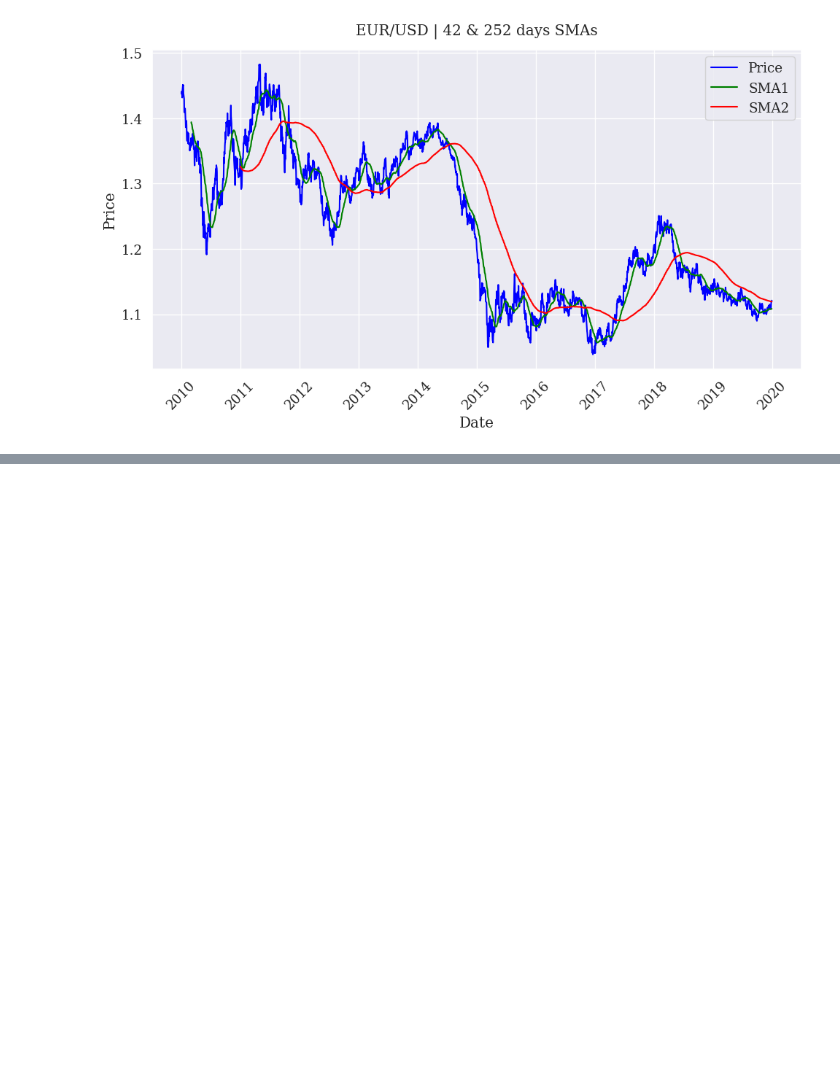
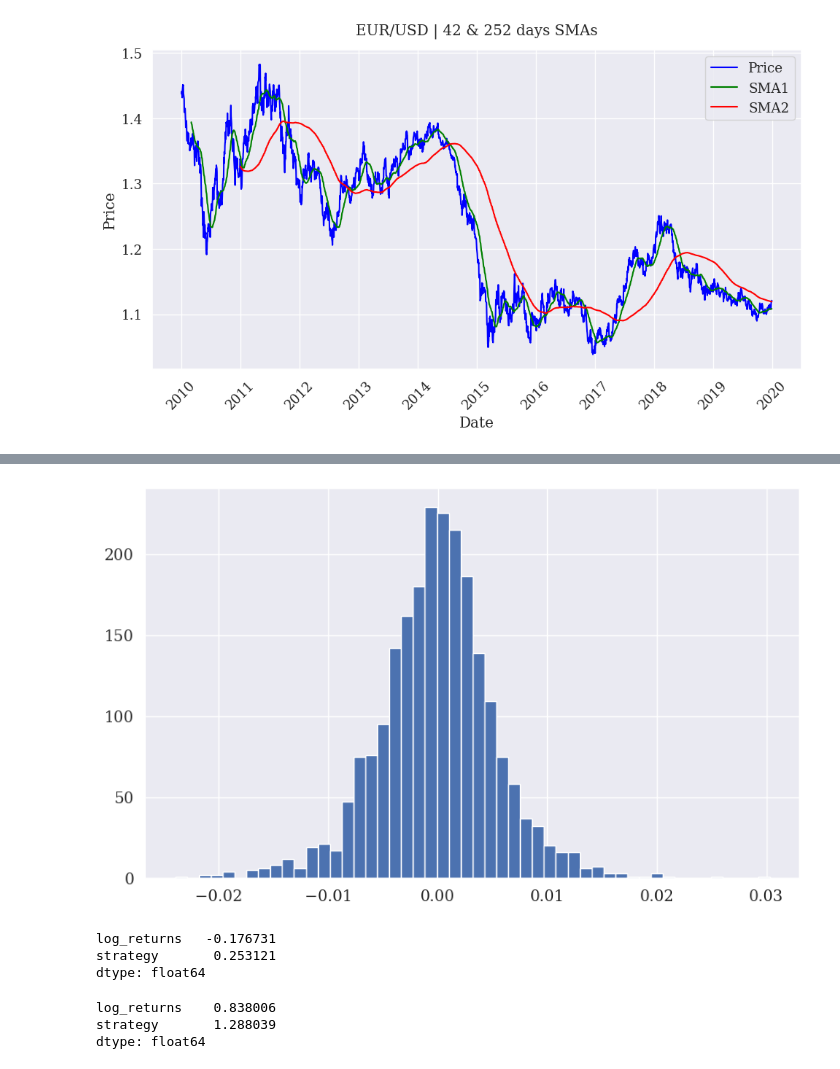
Before and after one commit to henriquemenegaz/algo-trading-python-book, a Jupyter notebook: src/03.FirstStrategies/03a_SMA.ipynb, the cells around one changed output, grey strips where cells are left out. Drawn from its saved outputs; the diff is of its cells as text; code cells hidden in the pictures; blank space fills up the shorter version.

```diff
--- a/src/03.FirstStrategies/03a_SMA.ipynb
+++ b/src/03.FirstStrategies/03a_SMA.ipynb
@@ -106,0 +137,4 @@ plt.tight_layout()
+# %%
+# Log Returns
+data['log_returns'] = np.log(data['Price'] / data['Price'].shift(1))
+data
@@ -106,0 +156,6 @@ plt.tight_layout()
+# %%
+# Plot Log Returns histogram
+data['log_returns'].hist(bins=50, figsize=(10, 6))
+plt.show()
+# %% [output]
+[figure, added]
@@ -106,0 +165,14 @@ plt.tight_layout()
+# %%
+# Sums up the single log return values for both the stock and the strategy (for illustration only)
+data[['log_returns', 'strategy']].sum()
+# %% [output]
+log_returns   -0.176731
+strategy       0.253121
+dtype: float64
+# %%
+#Applies the exponential function to the sum of the log returns to calculate the gross performance.
+data[['log_returns', 'strategy']].sum().apply(np.exp)
+# %% [output]
+log_returns    0.838006
+strategy       1.288039
+dtype: float64
```
Also changed, not shown: parts of 22 cells of this notebook, 1 other file.
